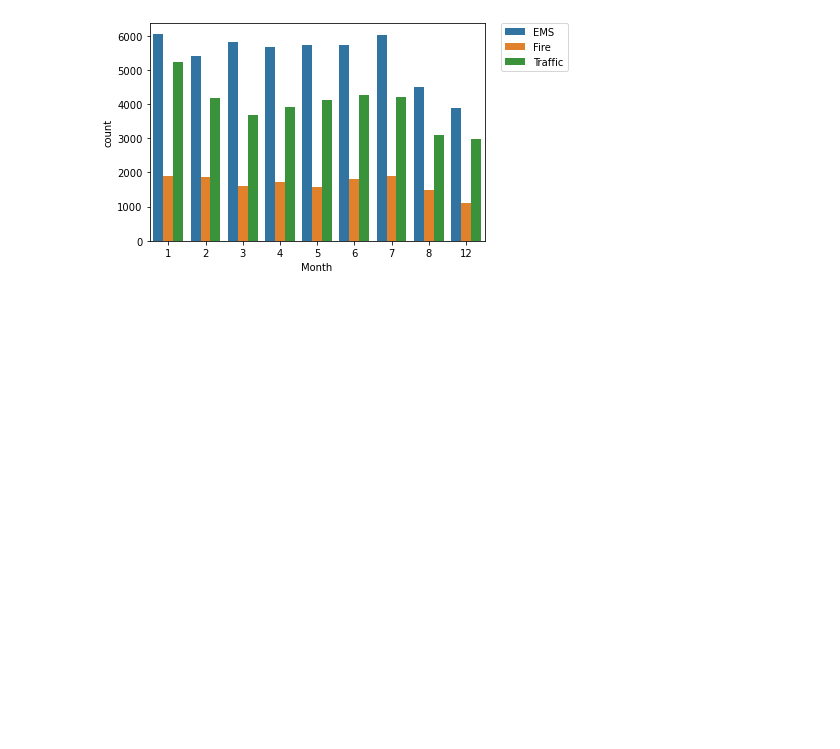
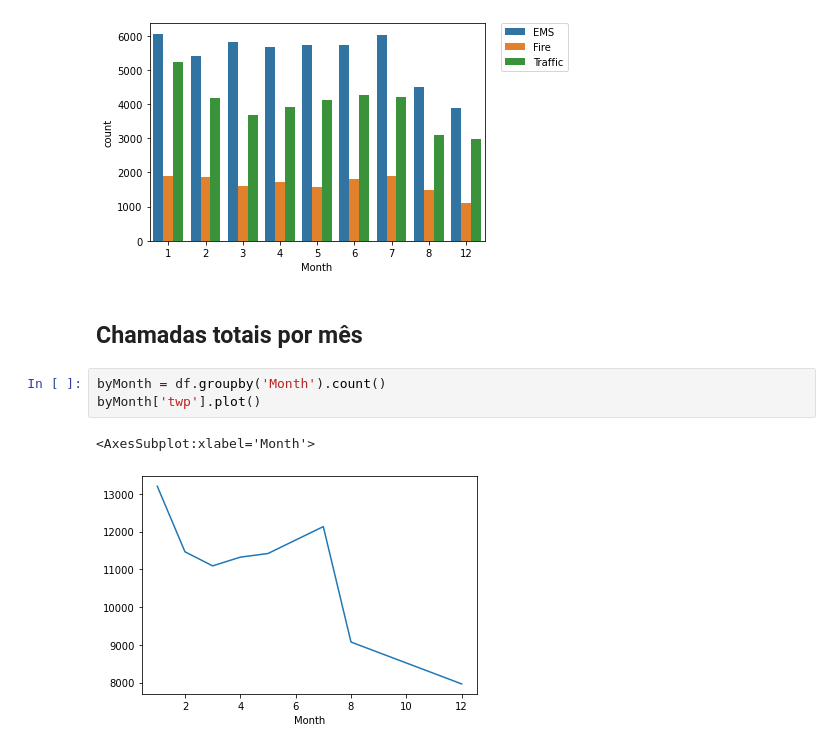
Before and after one commit to Wilderick-Souza/Analise_Exploratoria_de_dados, a Jupyter notebook: notebooks/projeto_911.ipynb, the cells around one changed output. Saved outputs shown, nothing was run; the diff lists cells and outputs as text; blank space fills up the shorter version.

```diff
--- a/notebooks/projeto_911.ipynb
+++ b/notebooks/projeto_911.ipynb
@@ -169,3 +175,11 @@ plt.legend(bbox_to_anchor=(1.05, 1), loc=2, borderaxespad=0)
 # %% [output]
 <matplotlib.legend.Legend at 0x...>
 [figure]
+# %% [markdown]
+## Chamadas totais por mês
+# %%
+byMonth = df.groupby('Month').count()
+byMonth['twp'].plot()
+# %% [output]
+<AxesSubplot:xlabel='Month'>
+[figure, added]
```
Also changed, not shown: parts of 9 cells of this notebook.
